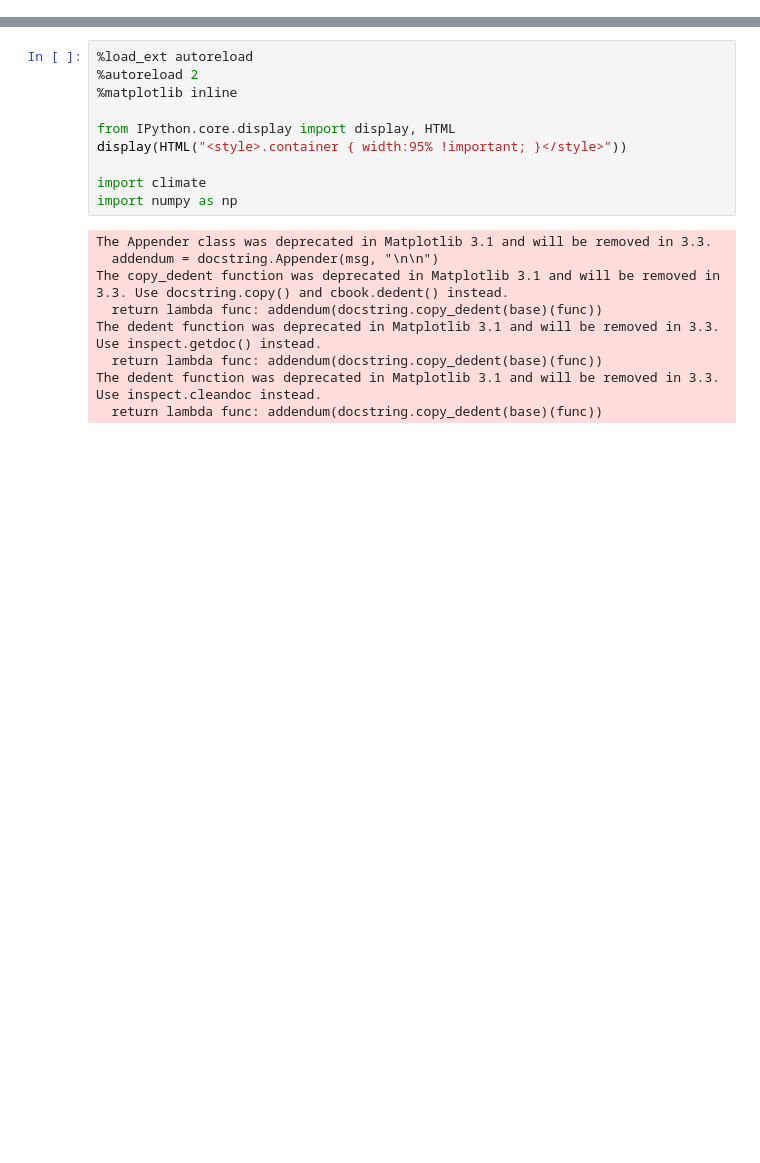
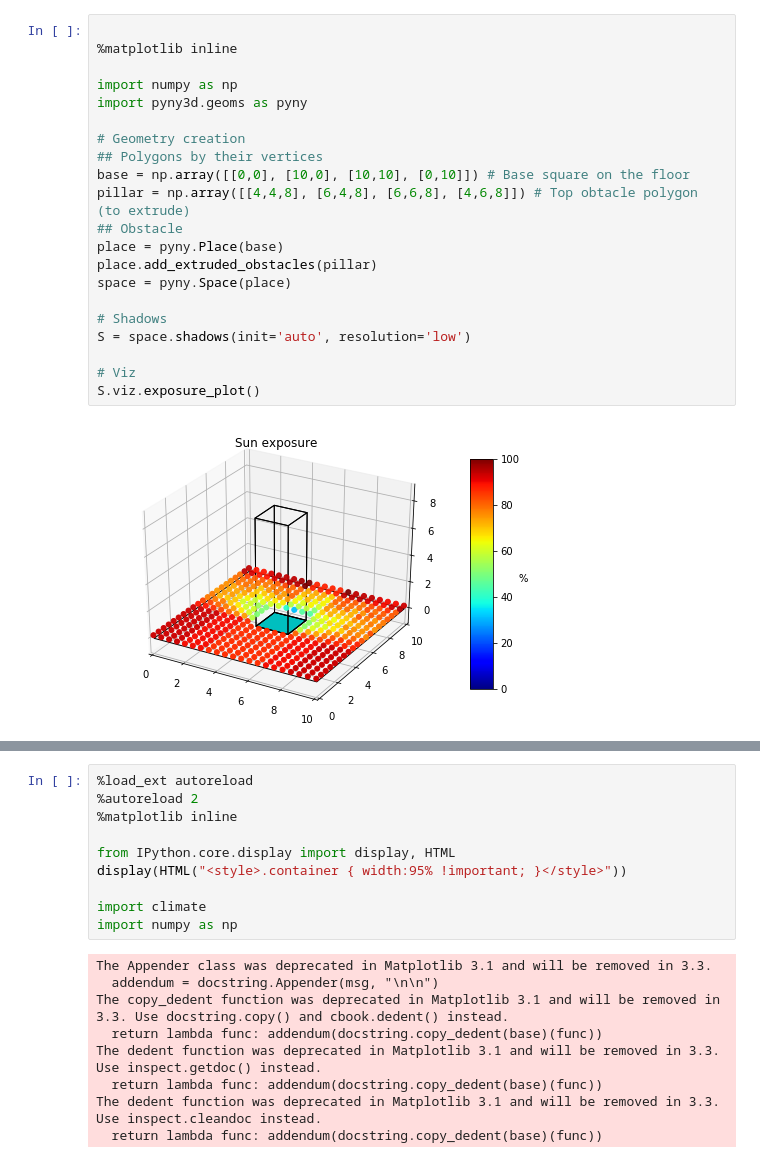
Before and after one commit to cycle13/climate, a Jupyter notebook: test.ipynb, the cells around one changed output, grey strips where cells are left out. Saved outputs shown, nothing was run; the diff lists cells and outputs as text; blank space fills up the shorter version.

Commit message:
geometry radiance methods

```diff
--- a/test.ipynb
+++ b/test.ipynb
@@ -0,0 +39,23 @@
+# %%
+
+%matplotlib inline
+
+import numpy as np
+import pyny3d.geoms as pyny
+
+# Geometry creation
+## Polygons by their vertices
+base = np.array([[0,0], [10,0], [10,10], [0,10]]) # Base square on the floor
+pillar = np.array([[4,4,8], [6,4,8], [6,6,8], [4,6,8]]) # Top obtacle polygon (to extrude)
+## Obstacle
+place = pyny.Place(base)
+place.add_extruded_obstacles(pillar)
+space = pyny.Space(place)
+
+# Shadows
+S = space.shadows(init='auto', resolution='low')
+
+# Viz
+S.viz.exposure_plot()
+# %% [output]
+[figure, added]
```
Also changed, not shown: parts of 6 cells of this notebook, 2 other files.
